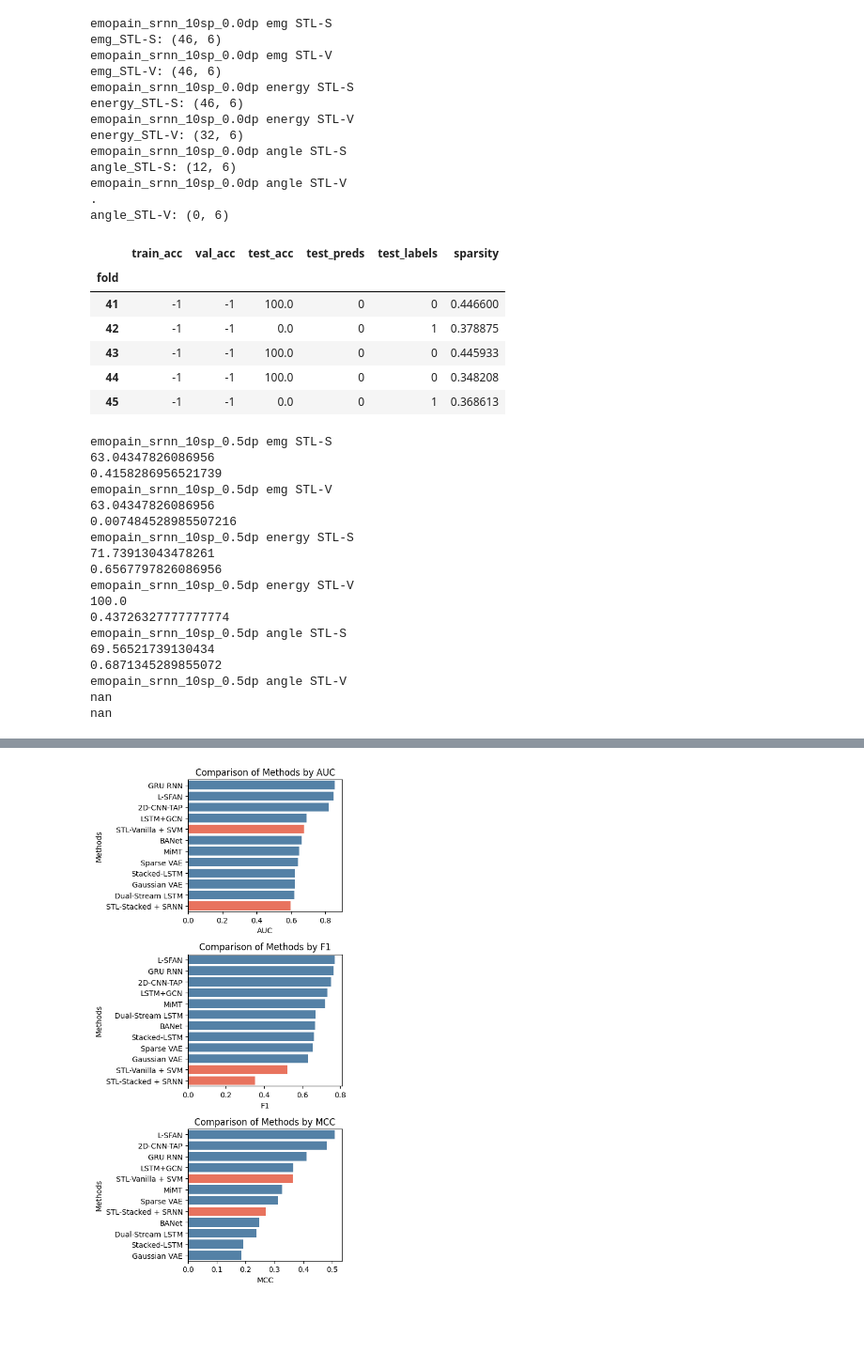
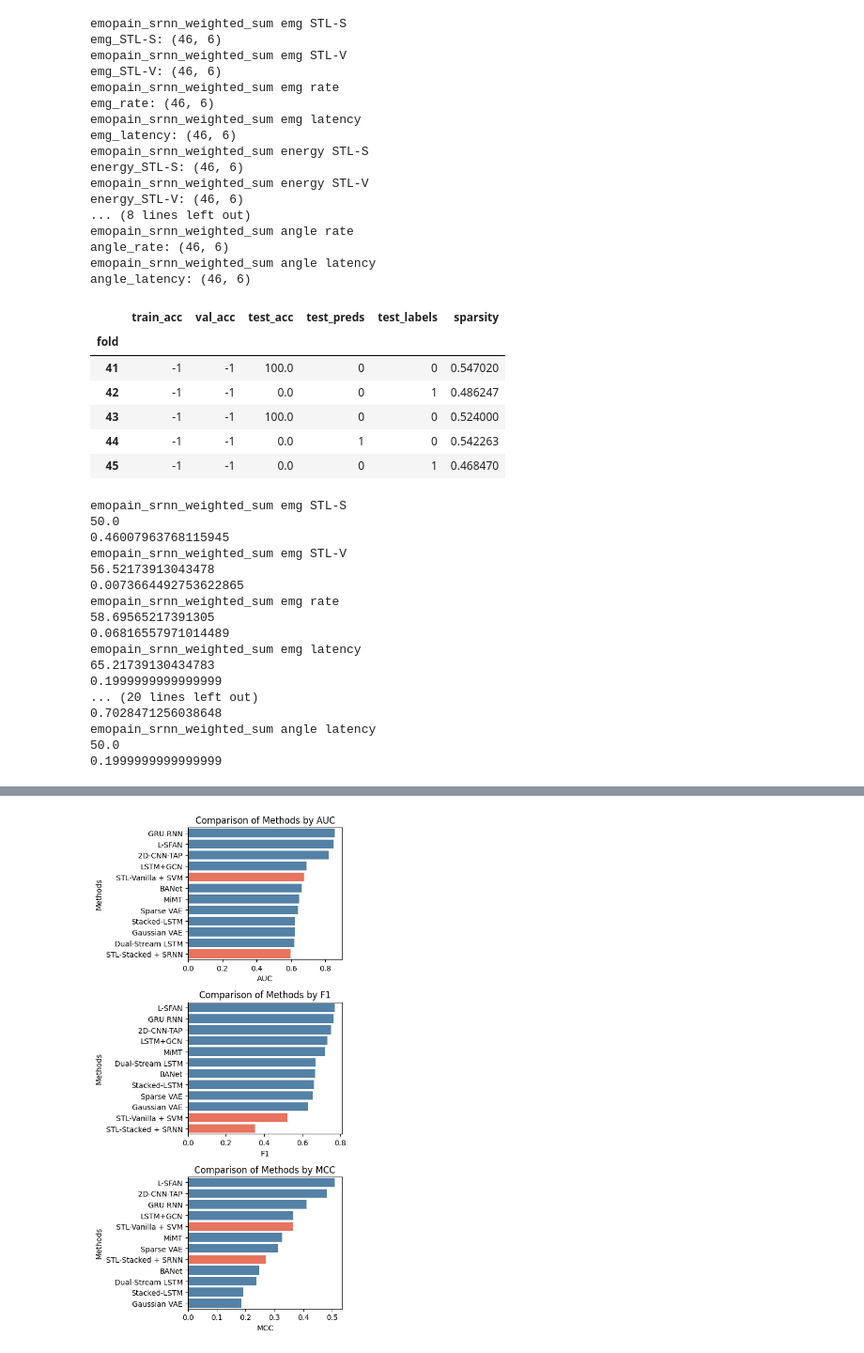
Before and after one commit to freek1/emopain-stl, a Jupyter notebook: analyze/results.ipynb, the cells around one changed output, grey strips where cells are left out. Shown at 94% size. Cells and saved outputs as stored; diff of their text form; code cells hidden in the pictures; blank space fills up the shorter version.

```diff
--- a/analyze/results.ipynb
+++ b/analyze/results.ipynb
@@ -5,10 +5,10 @@ import matplotlib.pyplot as plt
 
 file = "emopain_"
 mehtod = "srnn"
-suffix = "_10sp_0.0dp" # "_old_bszs"
+suffix = "_weighted_sum" # "_old_bszs"
 file += mehtod + suffix
 data_types = ["emg", "energy", "angle"]
-encoders = ["STL-S", "STL-V"]#, "rate", "latency"]
+encoders = ["STL-S", "STL-V", "rate", "latency"]
 
 data = []
 filenames = []
@@ -19,49 +19,54 @@ for data_type in data_types:
         #     results = pd.read_csv(f'../results/{file}_bsz/results_{data_type}_{encoder}.csv', index_col=0)
         # else:
         results = pd.read_csv(f'../results/fixmi/{file}/results_{data_type}_{encoder}.csv', index_col=0)
         filenames.append(f"{file} {data_type} {encoder}")
         print(filenames[-1])
         try:
             results.set_index('fold', inplace=True)
         except:
             print('.')
+
         results.index = results.index.astype(int)
         # deduplicate the fold index
-        results = results[~results.index.duplicated(keep='first')]
+        results = results[~results.index.duplicated(keep='last')]
         try:
             results['test_preds'] = results['test_preds'].apply(lambda x: int(x.strip('[]')))
             results['test_labels'] = results['test_labels'].apply(lambda x: int(x.strip('[]')))
         except:
             results['test_preds'] = results['ts_pred']
             results['test_labels'] = results['ts_label']
             results["test_acc"] = results["ts_acc"]
         print(f'{data_type}_{encoder}: {results.shape}')
         results.sort_index()
 
         data.append(results)
 
 data[0].tail()
 # %% [output]
-emopain_srnn_10sp_0.0dp emg STL-S
+emopain_srnn_weighted_sum emg STL-S
 emg_STL-S: (46, 6)
-emopain_srnn_10sp_0.0dp emg STL-V
+emopain_srnn_weighted_sum emg STL-V
 emg_STL-V: (46, 6)
-emopain_srnn_10sp_0.0dp energy STL-S
+emopain_srnn_weighted_sum emg rate
+emg_rate: (46, 6)
+emopain_srnn_weighted_sum emg latency
+emg_latency: (46, 6)
+emopain_srnn_weighted_sum energy STL-S
 energy_STL-S: (46, 6)
-emopain_srnn_10sp_0.0dp energy STL-V
-energy_STL-V: (32, 6)
-emopain_srnn_10sp_0.0dp angle STL-S
-angle_STL-S: (12, 6)
-emopain_srnn_10sp_0.0dp angle STL-V
-.
-angle_STL-V: (0, 6)
+emopain_srnn_weighted_sum energy STL-V
+energy_STL-V: (46, 6)
+... (8 lines left out)
+emopain_srnn_weighted_sum angle rate
+angle_rate: (46, 6)
+emopain_srnn_weighted_sum angle latency
+angle_latency: (46, 6)
 |  | train_acc | val_acc | test_acc | test_preds | test_labels | sparsity |
 | fold |  |  |  |  |  |  |
-| 41 | -1 | -1 | 100.0 | 0 | 0 | 0.446600 |
-| 42 | -1 | -1 | 0.0 | 0 | 1 | 0.378875 |
-| 43 | -1 | -1 | 100.0 | 0 | 0 | 0.445933 |
-| 44 | -1 | -1 | 100.0 | 0 | 0 | 0.348208 |
-| 45 | -1 | -1 | 0.0 | 0 | 1 | 0.368613 |
+| 41 | -1 | -1 | 100.0 | 0 | 0 | 0.547020 |
+| 42 | -1 | -1 | 0.0 | 0 | 1 | 0.486247 |
+| 43 | -1 | -1 | 100.0 | 0 | 0 | 0.524000 |
+| 44 | -1 | -1 | 0.0 | 1 | 0 | 0.542263 |
+| 45 | -1 | -1 | 0.0 | 0 | 1 | 0.468470 |
 # %%
 
 results_dict = {}
@@ -88,23 +93,22 @@ for i, d in enumerate(data):
                                   "preds": [preds],
                                   "labels": [labels]}
 # %% [output]
-emopain_srnn_10sp_0.5dp emg STL-S
-63.04347826086956
-0.4158286956521739
-emopain_srnn_10sp_0.5dp emg STL-V
-63.04347826086956
-0.007484528985507216
-emopain_srnn_10sp_0.5dp energy STL-S
-71.73913043478261
-0.6567797826086956
-emopain_srnn_10sp_0.5dp energy STL-V
-100.0
-0.43726327777777774
-emopain_srnn_10sp_0.5dp angle STL-S
-69.56521739130434
-0.6871345289855072
-emopain_srnn_10sp_0.5dp angle STL-V
-nan
-nan
+emopain_srnn_weighted_sum emg STL-S
+50.0
+0.46007963768115945
+emopain_srnn_weighted_sum emg STL-V
+56.52173913043478
+0.0073664492753622865
+emopain_srnn_weighted_sum emg rate
+58.69565217391305
+0.06816557971014489
+emopain_srnn_weighted_sum emg latency
+65.21739130434783
+0.1999999999999999
+... (20 lines left out)
+0.7028471256038648
+emopain_srnn_weighted_sum angle latency
+50.0
+0.1999999999999999
 # %%
 import seaborn as sns
```
Also changed, not shown: parts of 3 cells of this notebook, 1 other file.
